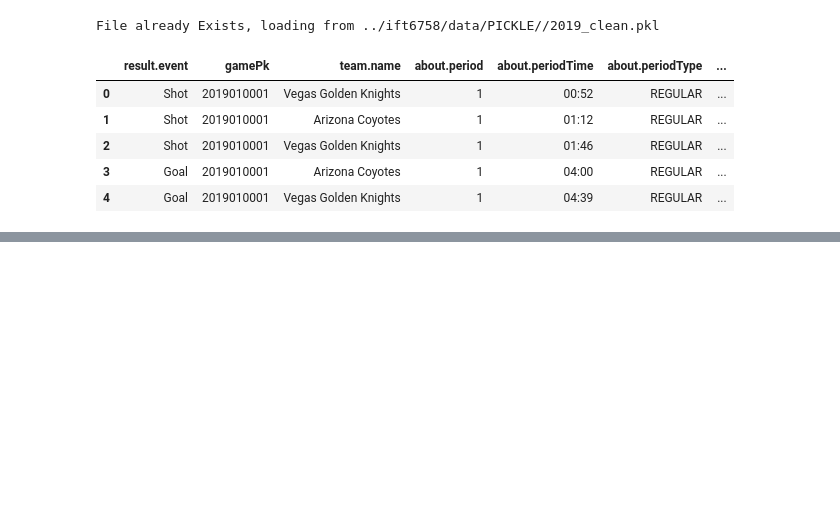
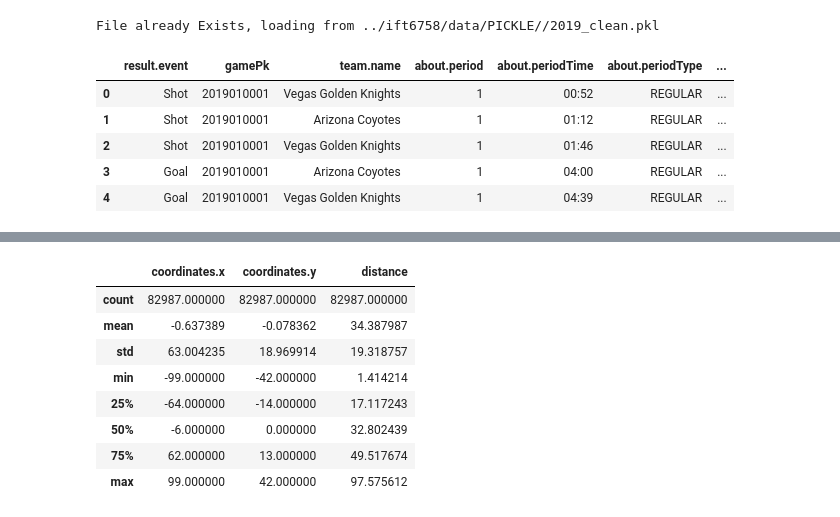
Before and after one commit to M0rph3e/ift6758-project-main, a Jupyter notebook: notebooks/data_visualizations.ipynb, the cells around one changed output, grey strips where cells are left out. Drawn from its saved outputs; the diff is of its cells as text; code cells hidden in the pictures; blank space fills up the shorter version.

```diff
--- a/notebooks/data_visualizations.ipynb
+++ b/notebooks/data_visualizations.ipynb
@@ -336,0 +382,12 @@ File already Exists, loading from ../ift6758/data/PICKLE//2019_clean.pkl
+# %%
+df_dist.describe()
+# %% [output]
+|  | coordinates.x | coordinates.y | distance |
+| count | 82987.000000 | 82987.000000 | 82987.000000 |
+| mean | -0.637389 | -0.078362 | 34.387987 |
+| std | 63.004235 | 18.969914 | 19.318757 |
+| min | -99.000000 | -42.000000 | 1.414214 |
+| 25% | -64.000000 | -14.000000 | 17.117243 |
+| 50% | -6.000000 | 0.000000 | 32.802439 |
+| 75% | 62.000000 | 13.000000 | 49.517674 |
+| max | 99.000000 | 42.000000 | 97.575612 |
```
Also changed, not shown: parts of 8 cells of this notebook.
